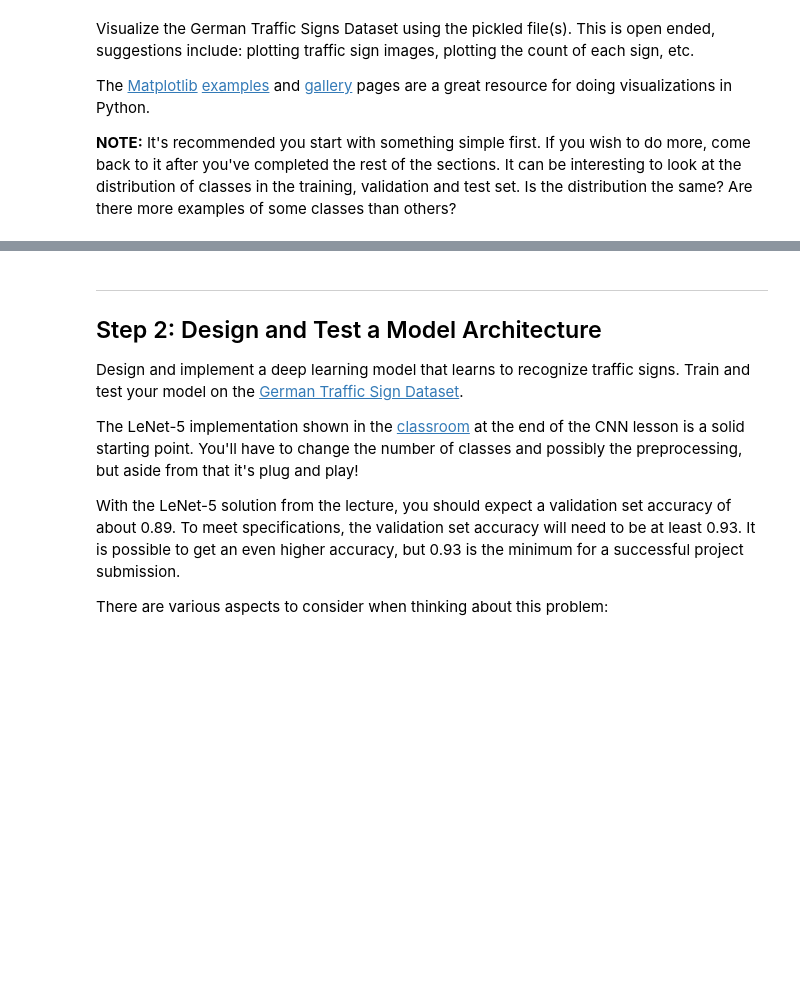
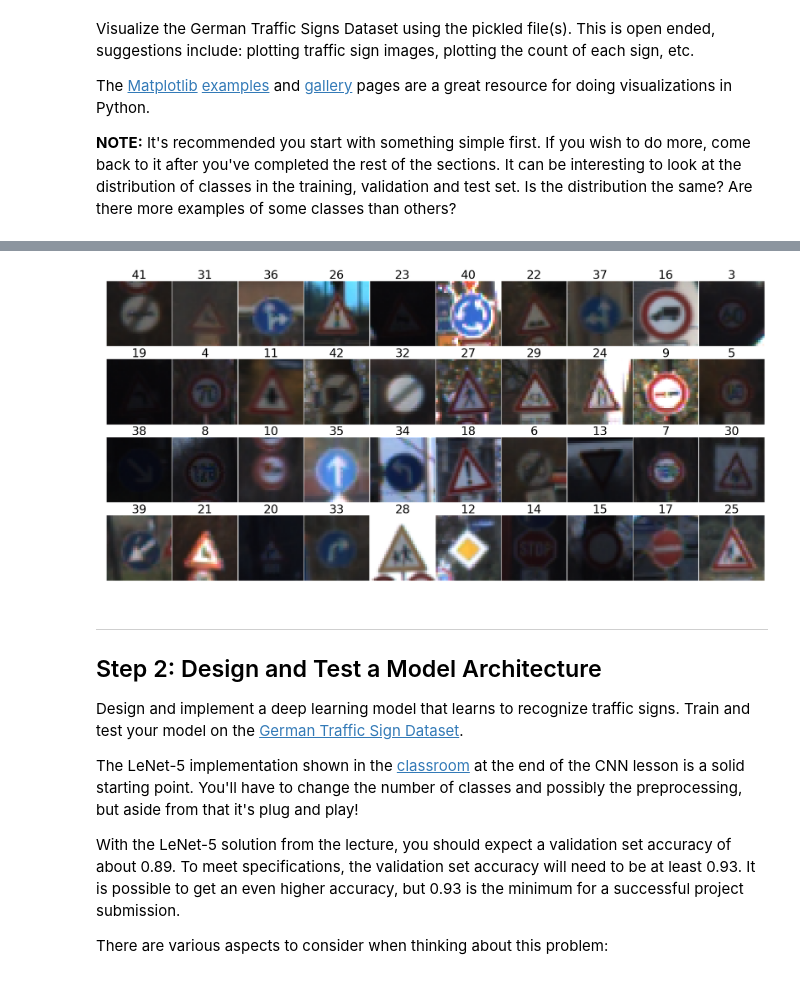
Before and after one commit to Leon-Cao/traffic-sign-classifier, a Jupyter notebook: traffic-sign-classifier-Leon.ipynb, the cells around one changed output, grey strips where cells are left out. Saved outputs shown, nothing was run; the diff lists cells and outputs as text; code cells hidden in the pictures; blank space fills up the shorter version.

```diff
--- a/traffic-sign-classifier-Leon.ipynb
+++ b/traffic-sign-classifier-Leon.ipynb
@@ -134,6 +124,26 @@ print(hist)
 [ 180 1980 2010 1260 1770 1650  360 1290 1260 1320 1800 1170 1890 1920  690
   540  360  990 1080  180  300  270  330  450  240 1350  540  210  480  240
   390  690  210  599  360 1080  330  180 1860  270  300  210  210]
+# %%
+# show image of 20 random data points
+fig, axs = plt.subplots(4,10, figsize=(30, 14))
+fig.subplots_adjust(hspace = .2, wspace=.001)
+axs = axs.ravel()
+idx = 0
+sample_imgs = []
+sample_imgs_y = []
+for i in range(n_classes):
+    if(y_train[idx] >= 3):
+        sample_imgs.append(X_train[idx+2])
+        sample_imgs_y.append(y_train[idx+1])
+    idx += hist[y_train[idx]]
+
+for i in range(40):
+    axs[i].axis('off')
+    axs[i].imshow(sample_imgs[i])
+    axs[i].set_title(sample_imgs_y[i],fontsize=30)
+# %% [output]
+[figure, added]
 # %% [markdown]
 ----
 
```
Also changed, not shown: parts of 22 cells of this notebook.
